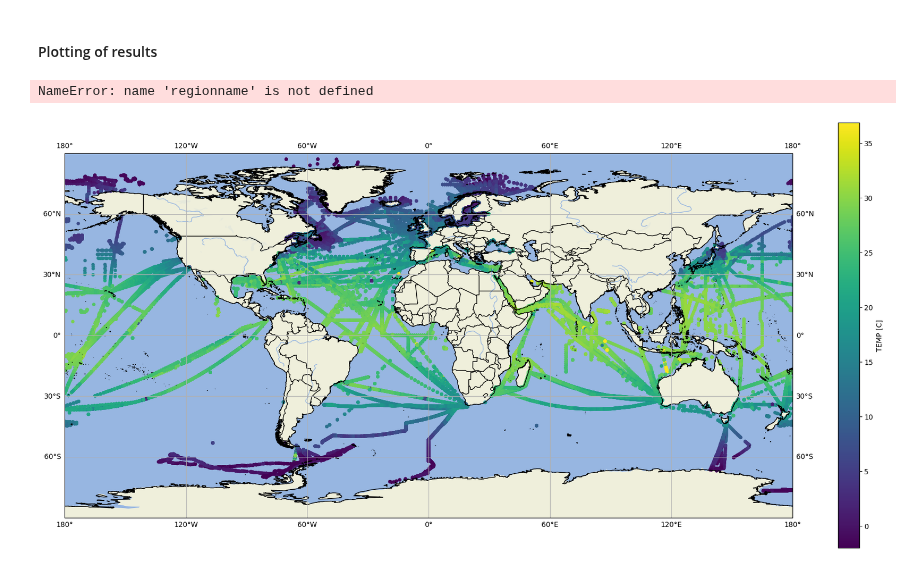
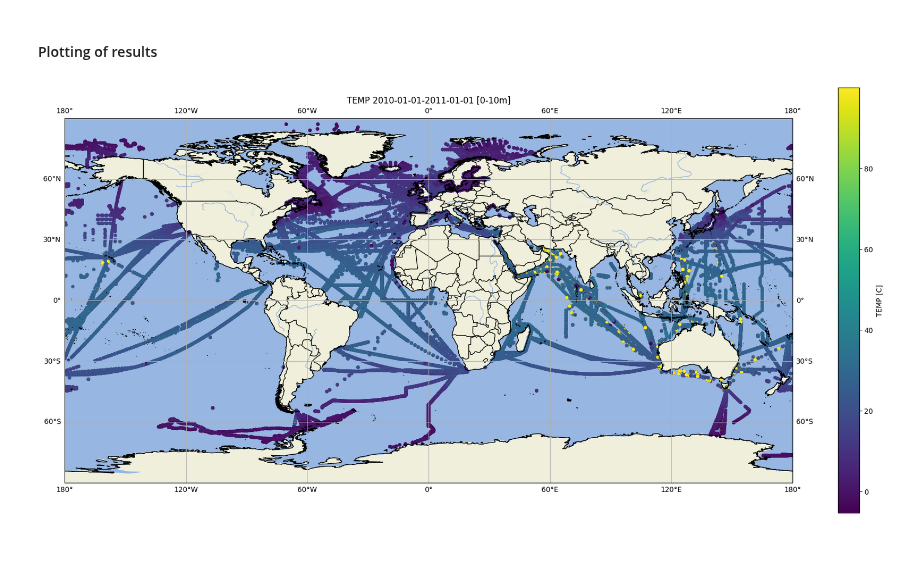
Before and after one commit to maris-development/beacon-blue-cloud, a Jupyter notebook: notebook-examples/1.0.1 (latest)/physics/CORA PR - Demo Notebook 1.0.0.ipynb, the cells around one changed output. Cells and saved outputs as stored; diff of their text form; code cells hidden in the pictures.

Commit message:
Update physics notebooks

```diff
--- a/notebook-examples/1.0.1 (latest)/physics/CORA PR - Demo Notebook 1.0.0.ipynb
+++ b/notebook-examples/1.0.1 (latest)/physics/CORA PR - Demo Notebook 1.0.0.ipynb
@@ -154,13 +168,18 @@ query_body = query(parameter, mindate, maxdate, minlon, maxlon, minlat, maxlat,
 # %% [markdown]
 #### This is the post request that is sent to Beacon with the above specified body.
 # %%
-response = requests.post("https://beacon-cora-pr.maris.nl/api/query", json.dumps(query_body), headers = {
-    "Authorization" : f"Bearer {Token}",
+response = requests.post(f"{BEACON_INSTANCE_URL}/api/query", json.dumps(query), headers = {
+    "Authorization" : f"Bearer {TOKEN}",
     "Content-type": "application/json"
 })
 
-if response.status_code == 204:
-    print("No data has been found for your query, please update your input fields above and run the notebook again.")
-elif response.status_code != 200:
+if response.status_code != 200:
     print(response.text)
     print("An error occurred while processing your request. Please check your input fields and try again.")
+
+# Save the response to a BytesIO object
+bytes_io = BytesIO(response.content)
+df = pd.read_parquet(bytes_io)
+# We have to convert the time column from seconds 1970 to datetime64[ns] type
+df['TIME'] = pd.to_datetime(df['TIME'], unit='s')
+df
@@ -215,5 +224,0 @@ Data saved to TEMP_[-90_-180]_[90_180]_2010-01-01_2011-01-01_[0_10m].nc
-# %%
-highbound = 40
-lowbound = -2
-df = df.loc[(df[f"{parameter}"] < highbound) & (df[f"{parameter}"] > lowbound)]
-df
@@ -234,28 +225,28 @@ df
 # %% [markdown]
 #### Plotting of results
 # %%
+warnings.filterwarnings("ignore", category=UserWarning, module="cartopy")
 fig = plt.figure(figsize=(23, 18))
 ax = plt.axes(projection=ccrs.PlateCarree())
 
 ax.set_extent([-180, 180, -90, 90], crs=ccrs.PlateCarree())  # (west, east, south, north)
 
 ax.coastlines(resolution="10m")
 ax.gridlines(draw_labels=True)
 
 sc = ax.scatter(df["LONGITUDE"], df["LATITUDE"], c=df[parameter], cmap="viridis", s=15, transform=ccrs.PlateCarree())
 
 ax.add_feature(cfeature.LAND)
 ax.add_feature(cfeature.OCEAN)
 ax.add_feature(cfeature.RIVERS)
 ax.add_feature(cfeature.BORDERS)
 ax.add_feature(cfeature.LAKES, alpha=0.1)
 
 cbar = plt.colorbar(sc, ax=ax, orientation="vertical", shrink=0.6, label="Value Set 1")
 cbar.set_label(f"{parameter} [C]")
 
-plt.title(f"{parameter} {regionname} {mindate}-{maxdate} [{mindepth}-{maxdepth}m]")
+plt.title(f"{parameter} {mindate}-{maxdate} [{mindepth}-{maxdepth}m]")
 
 plt.show()
 # %% [output]
-NameError: name 'regionname' is not defined
-[figure, old version]
+[figure, new version]
```
Also changed, not shown: parts of 12 cells of this notebook, 2 other files.
